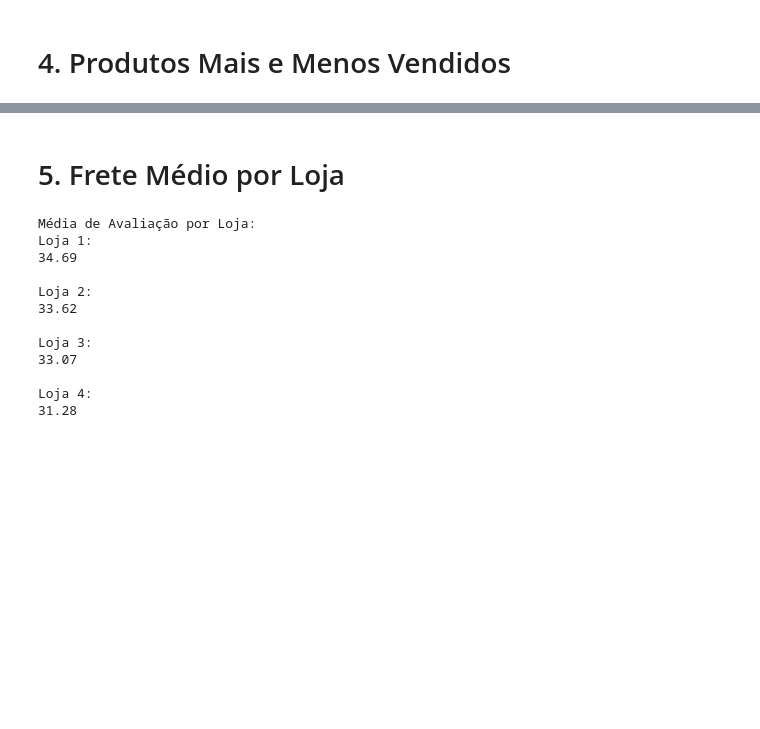
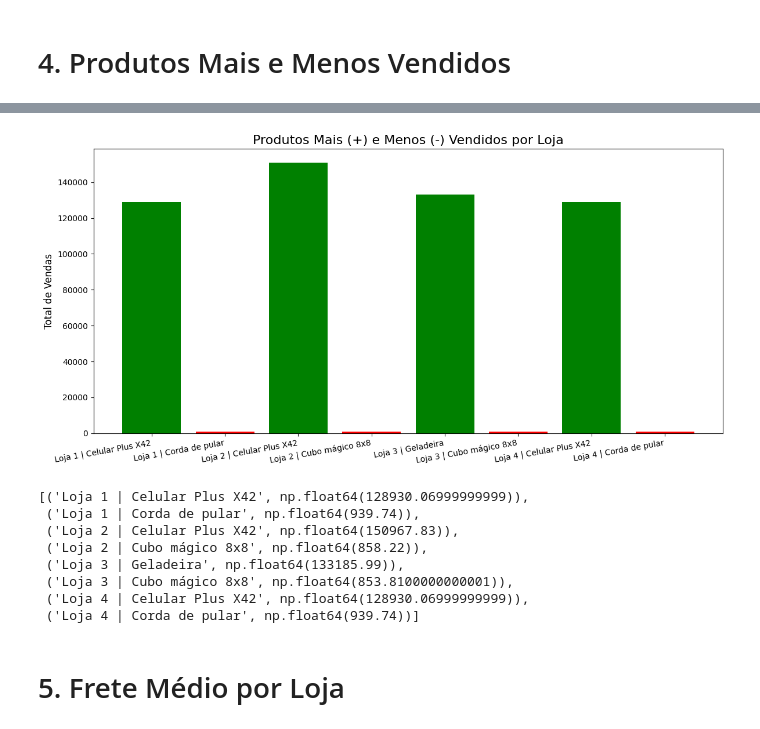
Before and after one commit to Tayara32/AluraStore, a Jupyter notebook: AluraStoreBr_TayaraCruz.ipynb, the cells around one changed output, grey strips where cells are left out. Saved outputs shown, nothing was run; the diff lists cells and outputs as text; code cells hidden in the pictures; blank space fills up the shorter version.

```diff
--- a/AluraStoreBr_TayaraCruz.ipynb
+++ b/AluraStoreBr_TayaraCruz.ipynb
@@ -310,30 +267,45 @@ grafico_pizza_produtos_mais_menos_vendidos(loja4, 'Loja 4')
+# %%
+import matplotlib.pyplot as plt
+
+def obter_dados_mais_menos(loja, nome_loja):
+    vendas_produto = loja.groupby('Produto')['Preço'].sum()
+    produto_mais_vendido = vendas_produto.sort_values(ascending=False).head(1)
+    produto_menos_vendido = vendas_produto.sort_values(ascending=False).tail(1)
+
+    # Retorna tuplas com nome_loja + nome_produto e valor total
+    return [
+        (f'{nome_loja} | {produto_mais_vendido.index[0]}', produto_mais_vendido.values[0]),
+        (f'{nome_loja} | {produto_menos_vendido.index[0]}', produto_menos_vendido.values[0])
+    ]
+
+dados = []
+for loja, nome in lojas:
+    dados.extend(obter_dados_mais_menos(loja, nome))
+
+# Separar para o gráfico
+labels = [item[0] for item in dados]
+valores = [item[1] for item in dados]
+cores = ['green', 'red'] * 4
+
+
+plt.figure(figsize=(12, 6))
+plt.bar(labels, valores, color=cores)
+plt.title('Produtos Mais (+) e Menos (-) Vendidos por Loja', fontsize=16)
+plt.ylabel('Total de Vendas', fontsize=12)
+plt.xticks(rotation=10, ha='right')
+plt.tight_layout()
+plt.show()
+
+dados
+# %% [output]
+[figure, added]
+[('Loja 1 | Celular Plus X42', np.float64(128930.06999999999)),
+ ('Loja 1 | Corda de pular', np.float64(939.74)),
+ ('Loja 2 | Celular Plus X42', np.float64(150967.83)),
+ ('Loja 2 | Cubo mágico 8x8', np.float64(858.22)),
+ ('Loja 3 | Geladeira', np.float64(133185.99)),
+ ('Loja 3 | Cubo mágico 8x8', np.float64(853.8100000000001)),
+ ('Loja 4 | Celular Plus X42', np.float64(128930.06999999999)),
+ ('Loja 4 | Corda de pular', np.float64(939.74))]
 # %% [markdown]
 # 5. Frete Médio por Loja
-# %%
-media_loja1_frete = loja['Frete'].mean()
-media_loja2_frete = loja2['Frete'].mean()
-media_loja3_frete = loja3['Frete'].mean()
-media_loja4_frete = loja4['Frete'].mean()
-
-print("Média de Avaliação por Loja: ")
-print("Loja 1:")
-print(f'{media_loja1_frete:.2f}')
-print("\nLoja 2:")
-print(f'{media_loja2_frete:.2f}')
-print("\nLoja 3:")
-print(f'{media_loja3_frete:.2f}')
-print("\nLoja 4:")
-print(f'{media_loja4_frete:.2f}')
-# %% [output]
-Média de Avaliação por Loja:
-Loja 1:
-34.69
-
-Loja 2:
-33.62
-
-Loja 3:
-33.07
-
-Loja 4:
-31.28
```
Also changed, not shown: parts of 14 cells of this notebook.
